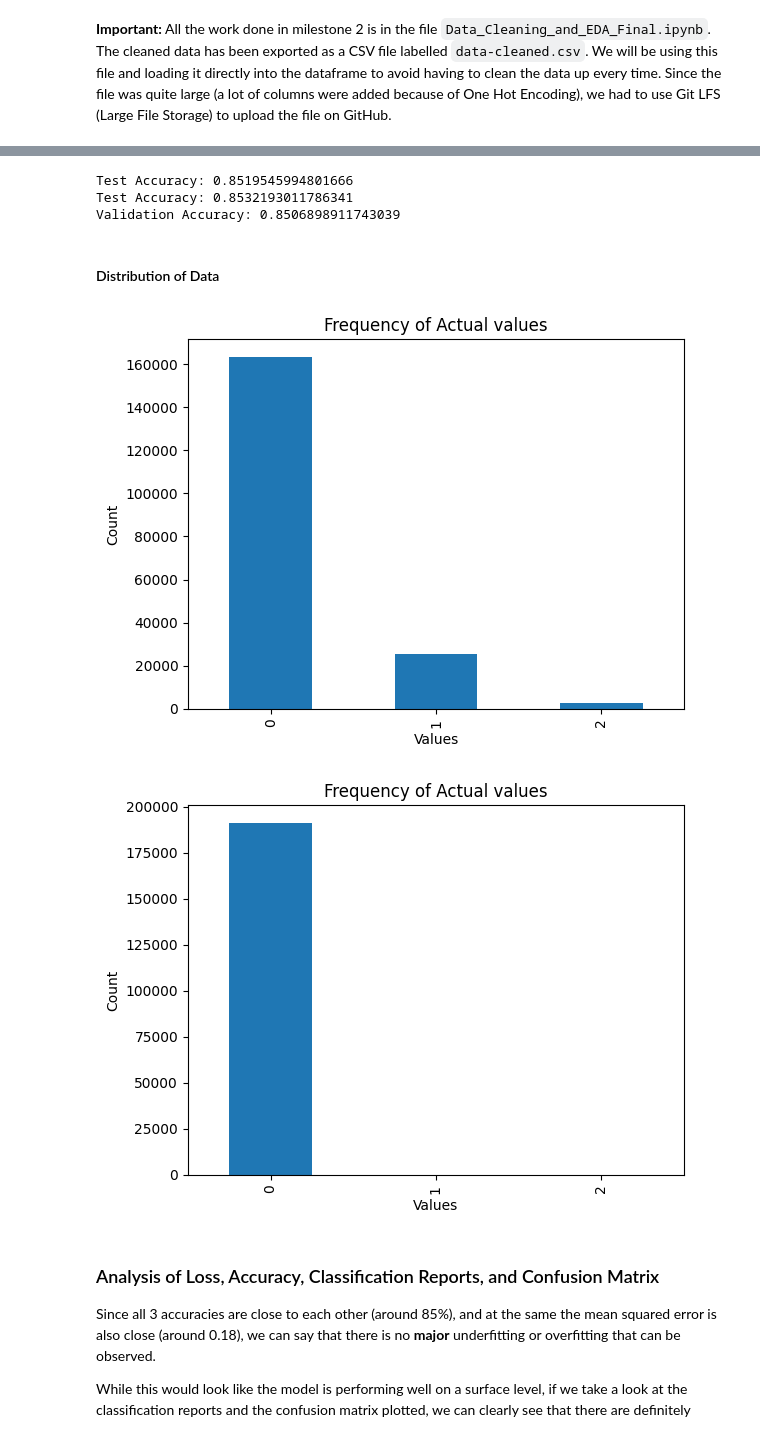
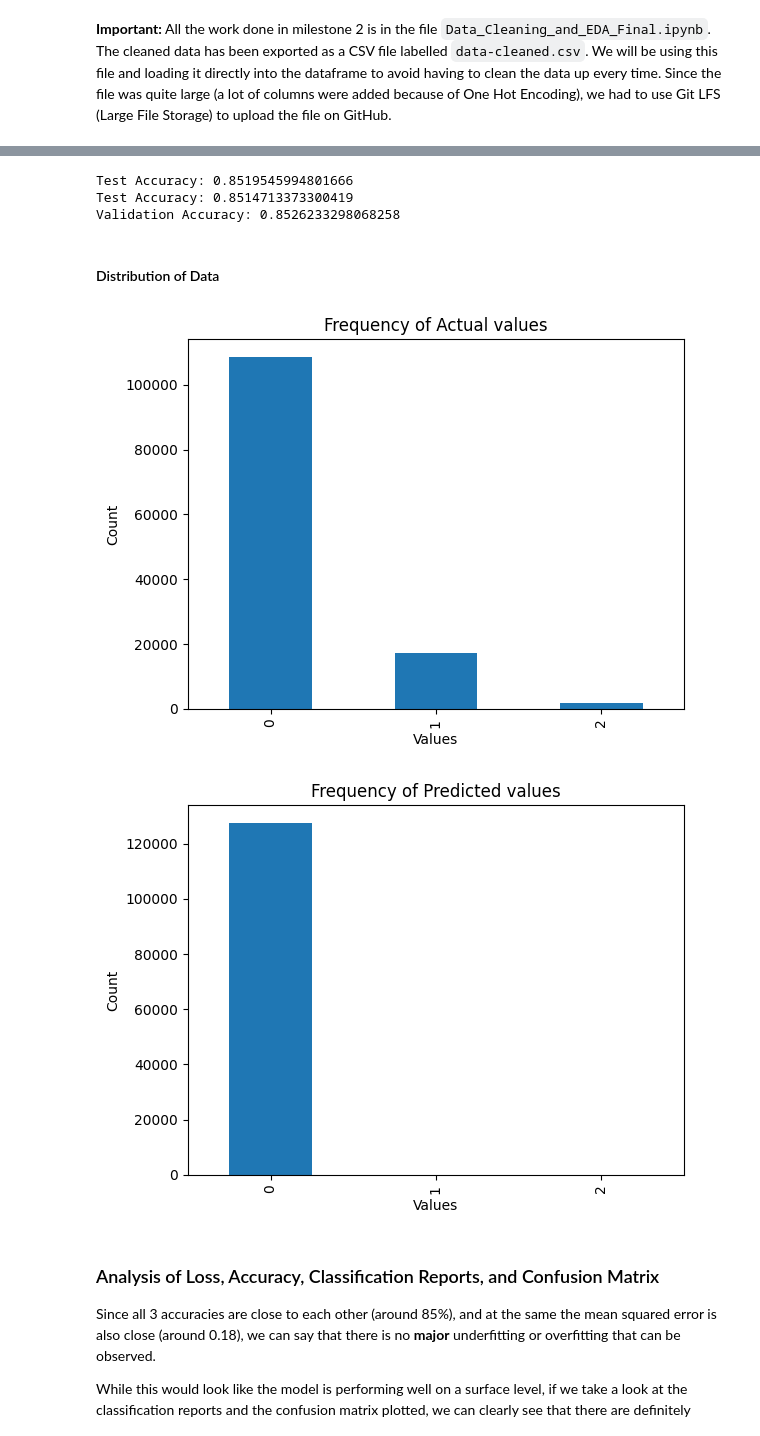
Before and after one commit to yashilvora19/accident_severity_prediction, a Jupyter notebook: Milestone 3.ipynb, the cells around one changed output, grey strips where cells are left out. Saved outputs shown, nothing was run; the diff lists cells and outputs as text; code cells hidden in the pictures.

```diff
--- a/Milestone 3.ipynb
+++ b/Milestone 3.ipynb
@@ -34,7 +34,7 @@ scaler = StandardScaler()
 X = scaler.fit_transform(X)
 # %%
 X_train, temp_X, y_train, temp_y = train_test_split(X, y, test_size=0.4, random_state=104)
-X_val, X_test, y_val, y_test = train_test_split(X_train, y_train, test_size=0.5, random_state=104)
+X_val, X_test, y_val, y_test = train_test_split(temp_X, temp_y, test_size=0.5, random_state=104)
 # %%
 print(X_train.shape)
 print(X_val.shape)
@@ -113,8 +113,8 @@ val_accuracy = accuracy_score(y_val, yhat_val)
 print("Validation Accuracy:", val_accuracy)
 # %% [output]
 Test Accuracy: 0.8519545994801666
-Test Accuracy: 0.8532193011786341
-Validation Accuracy: 0.8506898911743039
+Test Accuracy: 0.8514713373300419
+Validation Accuracy: 0.8526233298068258
 # %% [markdown]
 #### Distribution of Data
 # %%
@@ -125,16 +125,16 @@ plt.ylabel('Count')
 plt.title('Frequency of Actual values')
 plt.show()
 # %% [output]
-[figure, old version]
+[figure, new version]
 # %%
 counts = pd.Series(yhat_test).value_counts()
 counts.plot(kind='bar')
 plt.xlabel('Values')
 plt.ylabel('Count')
-plt.title('Frequency of Actual values')
+plt.title('Frequency of Predicted values')
 plt.show()
 # %% [output]
-[figure, old version]
+[figure, new version]
 # %% [markdown]
 ### Analysis of Loss, Accuracy, Classification Reports, and Confusion Matrix
 
```
Also changed, not shown: parts of 5 cells of this notebook, 1 other file.
